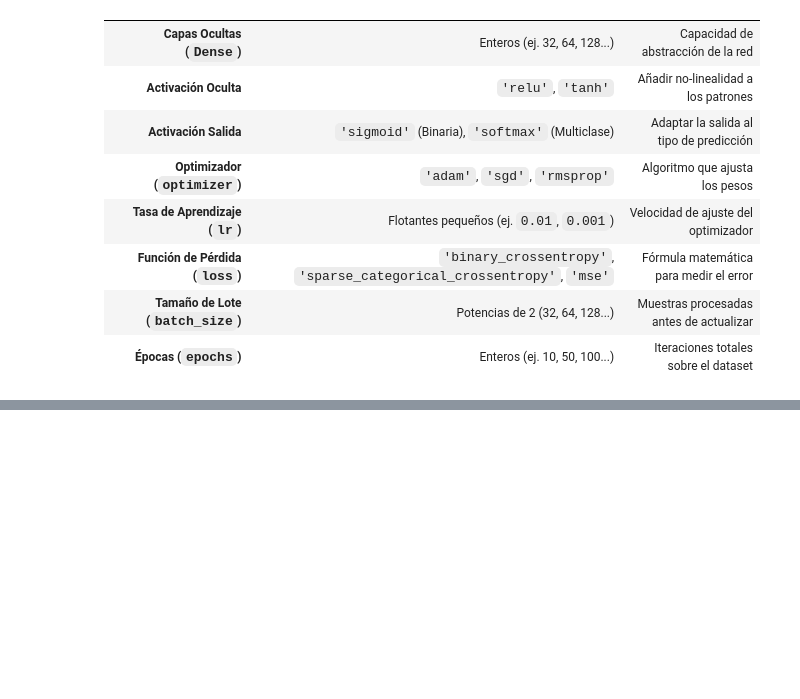
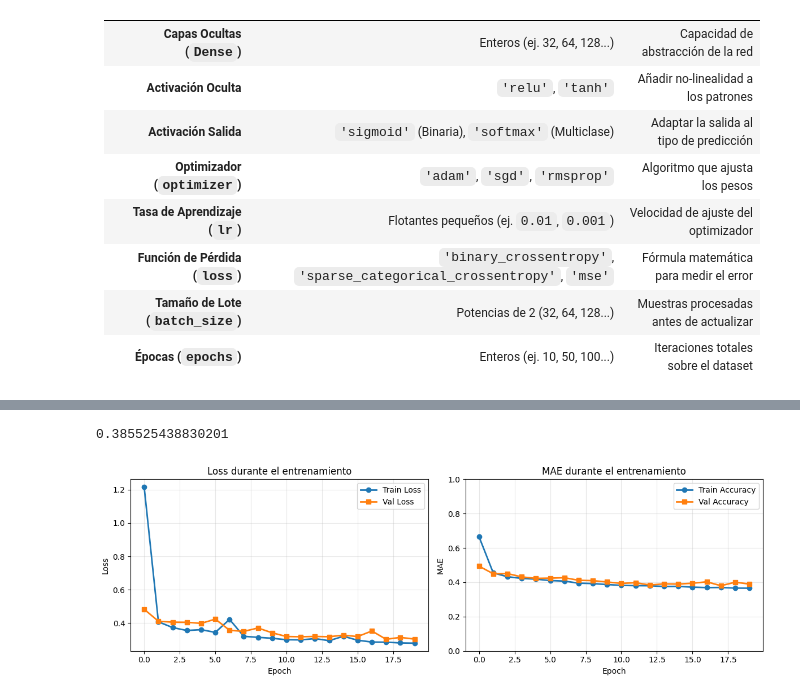
Before and after one commit to diego-dng/0426_DS_VITORIA-GASTEIZ, a Jupyter notebook: 4-DeepLearning/1-Redes_neuronales/configuracion_red_neuronal.ipynb, the cells around one changed output, grey strips where cells are left out. Cells and saved outputs as stored; diff of their text form; code cells hidden in the pictures; blank space fills up the shorter version.

```diff
--- a/4-DeepLearning/1-Redes_neuronales/configuracion_red_neuronal.ipynb
+++ b/4-DeepLearning/1-Redes_neuronales/configuracion_red_neuronal.ipynb
@@ -207,0 +199,20 @@ Epoch 33/50
+# %%
+model = models.Sequential([
+    layers.Dense(64, activation='relu', input_shape=(8,)),
+    layers.Dense(32, activation='relu'),
+    layers.Dense(1,activation= 'linear')
+])
+
+model.compile(
+    optimizer='adam',
+    loss='mse',  # Error Cuadrático Medio
+    metrics=['mae', 'mse'] # Error Absoluto Medio (fácil de interpretar)
+)
+
+historial = model.fit(
+    X_train, y_train,
+    epochs=20,
+    batch_size=32,
+    validation_split=0.2,
+    verbose=1
+)
@@ -207,0 +254,6 @@ Epoch 33/50
+# %%
+from sklearn import metrics
+
+print(metrics.mean_absolute_error(y_test, pred))
+# %% [output]
+0.385525438830201
@@ -207,0 +262,28 @@ Epoch 33/50
+# %%
+import matplotlib.pyplot as plt
+
+fig, axes = plt.subplots(1, 2, figsize=(12, 4))
+
+# Loss
+axes[0].plot(historial.history['loss'], label='Train Loss', linewidth=2, marker='o')
+axes[0].plot(historial.history['val_loss'], label='Val Loss', linewidth=2, marker='s')
+axes[0].set_xlabel('Epoch')
+axes[0].set_ylabel('Loss')
+axes[0].set_title('Loss durante el entrenamiento')
+axes[0].legend()
+axes[0].grid(True, alpha=0.3)
+
+# Accuracy
+axes[1].plot(historial.history['mae'], label='Train Accuracy', linewidth=2, marker='o')
+axes[1].plot(historial.history['val_mae'], label='Val Accuracy', linewidth=2, marker='s')
+axes[1].set_xlabel('Epoch')
+axes[1].set_ylabel('MAE')
+axes[1].set_title('MAE durante el entrenamiento')
+axes[1].legend()
+axes[1].grid(True, alpha=0.3)
+axes[1].set_ylim([0, 1])
+
+plt.tight_layout()
+plt.show()
+# %% [output]
+[figure, added]
```
Also changed, not shown: parts of 9 cells of this notebook, 1 other file.
